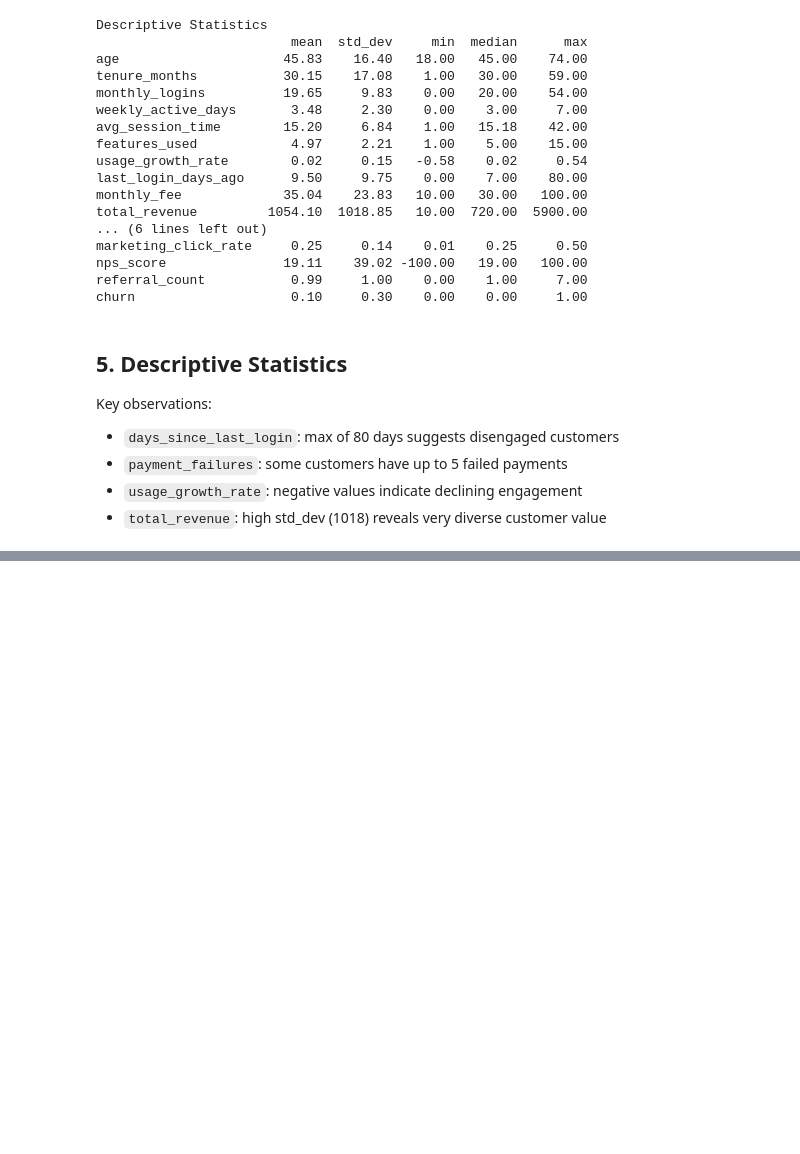
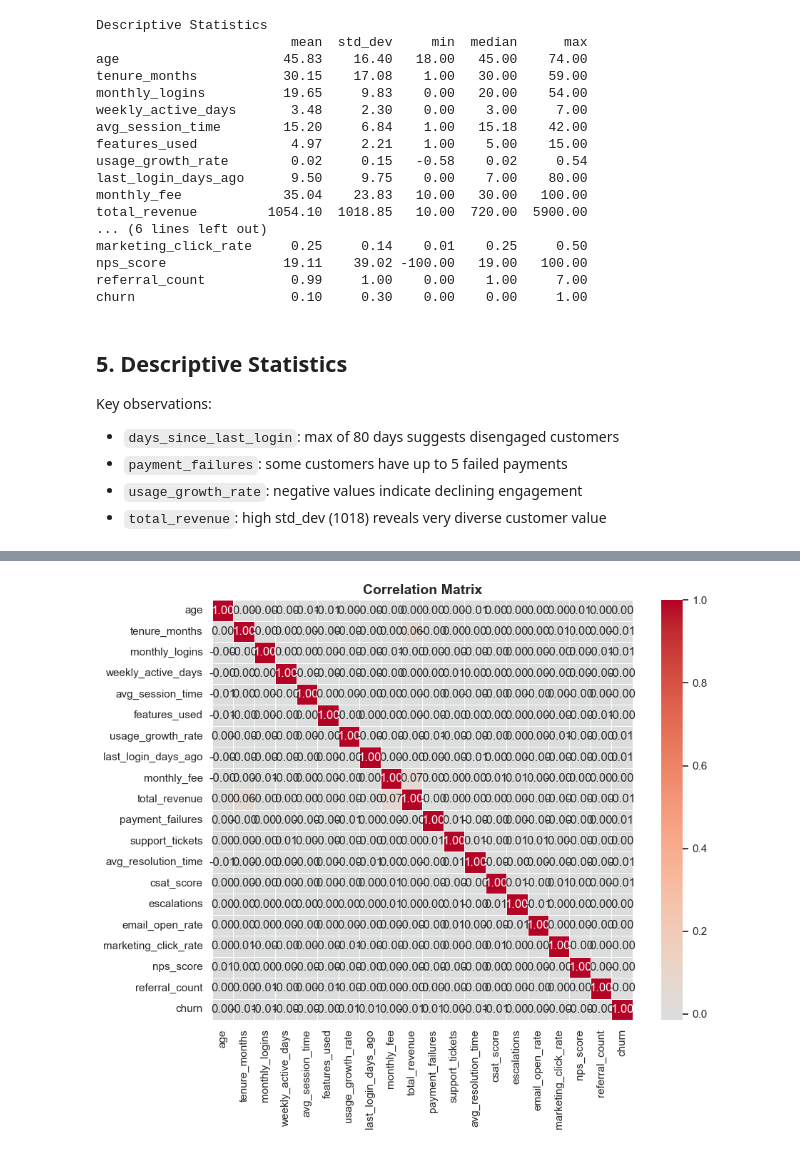
Before and after one commit to SantiLopBla/churn-prediction, a Jupyter notebook: notebooks/01_EDA.ipynb, the cells around one changed output, grey strips where cells are left out. Cells and saved outputs as stored; diff of their text form; code cells hidden in the pictures; blank space fills up the shorter version.

```diff
--- a/notebooks/01_EDA.ipynb
+++ b/notebooks/01_EDA.ipynb
@@ -195,0 +321,27 @@ Key observations:
+# %%
+# Chart 4: Correlation heatmap
+# Red = positive correlation, blue = negative. Focus on the "churn" row/column
+# to see which numeric features move with the target.
+# Also check for pairs with correlation > 0.9 — those might be redundant.
+
+corr_cols = numeric_cols + ["churn"]
+corr_matrix = df[corr_cols].corr()  # full df — no need to sample for this
+
+fig, ax = plt.subplots(figsize=(10, 8))
+
+sns.heatmap(
+    corr_matrix,
+    annot=True,
+    fmt=".2f",
+    cmap="coolwarm",
+    center=0,
+    square=True,
+    linewidths=0.5,
+    ax=ax
+)
+
+ax.set_title("Correlation Matrix", fontsize=14, fontweight="bold")
+plt.tight_layout()
+plt.show()
+# %% [output]
+[figure, added]
```
Also changed, not shown: parts of 6 cells of this notebook.
